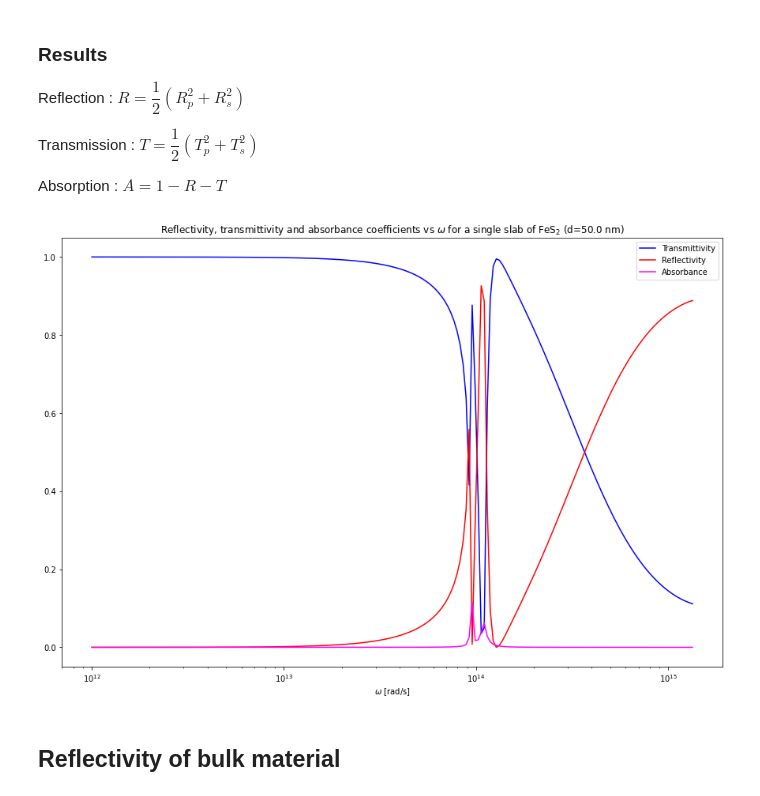
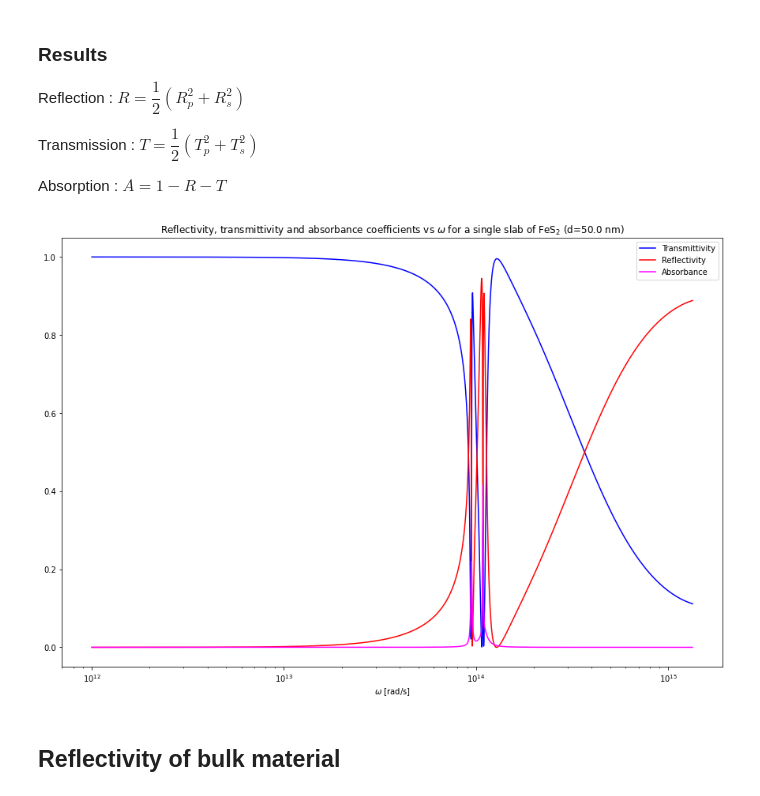
Before and after one commit to idommisse/lmapr2001, a Jupyter notebook: BLOCK2_2.ipynb, the cells around one changed output. Drawn from its saved outputs; the diff is of its cells as text; code cells hidden in the pictures.

```diff
--- a/BLOCK2_2.ipynb
+++ b/BLOCK2_2.ipynb
@@ -10,18 +10,12 @@ import matplotlib.pyplot as plt
 # %%
 #range de fréquences angulaires [rad/s]
 omegaG = 1.338e15
-omega = np.logspace(12,np.log10(omegaG),200)
-
-#film thickness [µm]
-d = 0.05
+omega = np.logspace(12,np.log10(omegaG),2000)
 
 #ambient air
 nAir = 1
 kappaAir = 0
 N0 = 1 + 1j*0
-
-#angle d'incidence [°]
-phi0 = 0
 
 def resulting(x) :
     """
@@ -201,15 +217,25 @@ A = 1-R-T
 # %%
+#angle d'incidence [°]
+phi0 = 0
+
+#film thickness [µm]
+d = 0.05
+
+R = computeR(d,omega,phi0)
+T = computeT(d,omega,phi0)
+A = 1-R-T
+
 plt.figure(figsize=(15,10))
 plt.plot(omega,T,color='blue',label="Transmittivity")
 plt.plot(omega,R,color='red',label="Reflectivity")
 plt.plot(omega,A,color='magenta',label = "Absorbance")
 plt.title(r'Reflectivity, transmittivity and absorbance coefficients vs $\omega$ for a single slab of FeS$_2$ (d={} nm)'.format(d*1000))
 plt.xlabel(r'$\omega$ [rad/s]')
 plt.xscale('log')
 plt.legend()
 plt.show()
 # %% [output]
-[figure, old version]
+[figure, new version]
 # %% [markdown]
 ## Reflectivity of bulk material
 # %%
```
Also changed, not shown: parts of 27 cells of this notebook.
